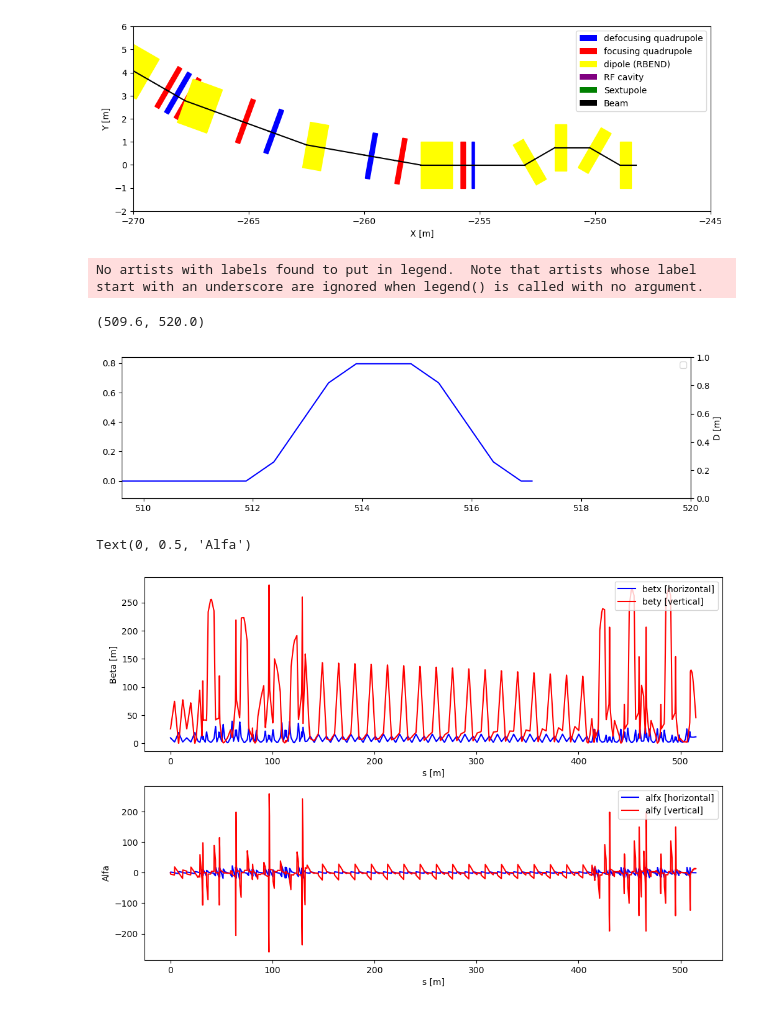
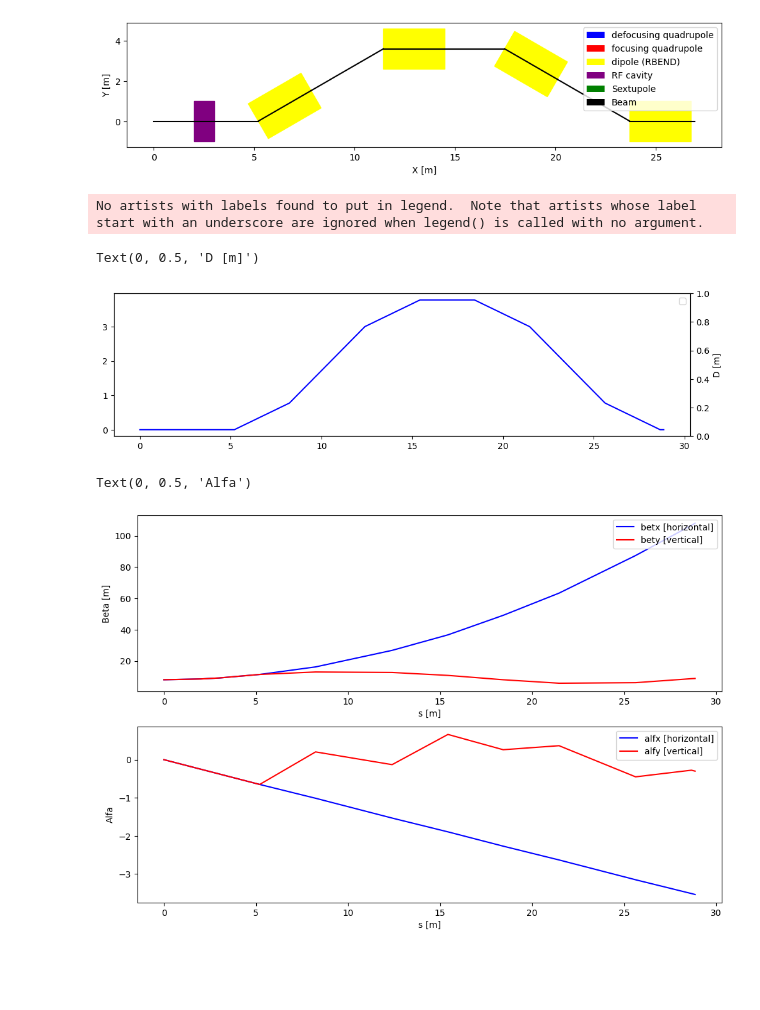
Before and after one commit to sebastiankalos/JAI_project, a Jupyter notebook: bunch_compressor.ipynb, the cells around one changed output. Saved outputs shown, nothing was run; the diff lists cells and outputs as text; code cells hidden in the pictures; blank space fills up the shorter version.

```diff
--- a/bunch_compressor.ipynb
+++ b/bunch_compressor.ipynb
@@ -8,7 +8,7 @@ from matplotlib.patches import Patch
 from matplotlib.patches import Rectangle
 # %%
 #open twiss.out and read line by line, store each line as a string in a list
-filename = "madx_scripts/eL2L2.out"
+filename = "madx_scripts/BC.out"
 copy_lines=[]
 with open(filename) as f: #open and read the file
     lines = f.readlines()
@@ -60,36 +60,36 @@ for type_,s_,L_,K1L_,angle_ in zip(type,s,L,K1L,angle): #for each element, plot
             ax.add_patch(Rectangle((x, y-elem_width/2), L_, elem_width,angle=180*angle_tot/np.pi,color='blue'))
         else: #if focusing
             ax.add_patch(Rectangle((x, y-elem_width/2), L_, elem_width,angle=180*angle_tot/np.pi,color='red'))
     elif 'RFCAVITY' in type_:
         ax.add_patch(Rectangle((x, y-elem_width/2), L_, elem_width,angle=180*angle_tot/np.pi,color='purple'))
     elif 'RBEND' in type_:
        ax.add_patch(Rectangle((x, y), L_, elem_width/2,angle=180*(angle_tot+angle_)/np.pi,color='yellow')) #left dipole patch
        ax.add_patch(Rectangle((x, y), L_, -elem_width/2,angle=180*(angle_tot+angle_)/np.pi,color='yellow')) #right dipole patch
     elif 'SEXTUPOLE' in type_:
         ax.add_patch(Rectangle((x, y-elem_width/2), L_, elem_width,angle=180*angle_tot/np.pi,color='green'))
     #ax.add_patch(Rectangle((x, y-beam_width/2), L_, beam_width,angle=180*angle_tot/np.pi,color='black'))
     x_global+=L_*np.cos((angle_tot+angle_))#update global (starting) position for the next element
     y_global+=L_*np.sin((angle_tot+angle_))
     plt.plot([x,x_global],[y,y_global],color='black') #draw a line for the beam
     angle_tot += angle_ #update cumulative angle (in radians)
 
-plt.xlim(-270,-245)
-plt.ylim(-2,6)
+#plt.xlim(-270,-245)
+#plt.ylim(-2,6)
 plt.xlabel('X [m]')
 plt.ylabel('Y [m]')
 ax = plt.gca() #handle needed to fix aspect ratio of the plot (to preserve angles!)
 ax.set_aspect(1) #fix aspect ratio
 
 hndl = [Patch(facecolor='blue', label='defocusing quadrupole'),#make a legend corresponding to the color patches signifying lattice elements
         Patch(facecolor='red', label='focusing quadrupole'),
         Patch(facecolor='yellow', label='dipole (RBEND)'),
         Patch(facecolor='purple', label='RF cavity'),
         Patch(facecolor='green', label='Sextupole'),
         Patch(facecolor='black', label='Beam')]
 ax.legend(handles=hndl,loc='upper right')
 plt.savefig('jupyter_plots/Transfer_lattice.jpg', bbox_inches='tight')
 # %% [output]
-[figure, old version]
+[figure, new version]
 # %%
 fig, ax1 = plt.subplots(figsize=(12,3))
 ax2 = ax1.twinx()
@@ -98,11 +98,11 @@ ax1.plot(s,Dx, 'b',label='Dx [horizontal]')
 plt.legend(loc="upper right")
 plt.xlabel('s [m]')
 plt.ylabel('D [m]')
-plt.xlim(509.6,520)
+#plt.xlim(509.6,520)
 # %% [output]
 No artists with labels found to put in legend.  Note that artists whose label start with an underscore are ignored when legend() is called with no argument.
-(509.6, 520.0)
+Text(0, 0.5, 'D [m]')
-[figure, old version]
+[figure, new version]
 # %%
 fig, (plt1, plt2) = plt.subplots(2, 1, figsize=(12, 8))
 plt1.plot(s,betx, 'b',label='betx [horizontal]')
@@ -118,5 +118,5 @@ plt2.set_xlabel('s [m]')
 plt2.set_ylabel('Alfa')
 # %% [output]
 Text(0, 0.5, 'Alfa')
-[figure, old version]
+[figure, new version]
 # %%
```
Also changed, not shown: parts of 3 cells of this notebook, 11 other files.
